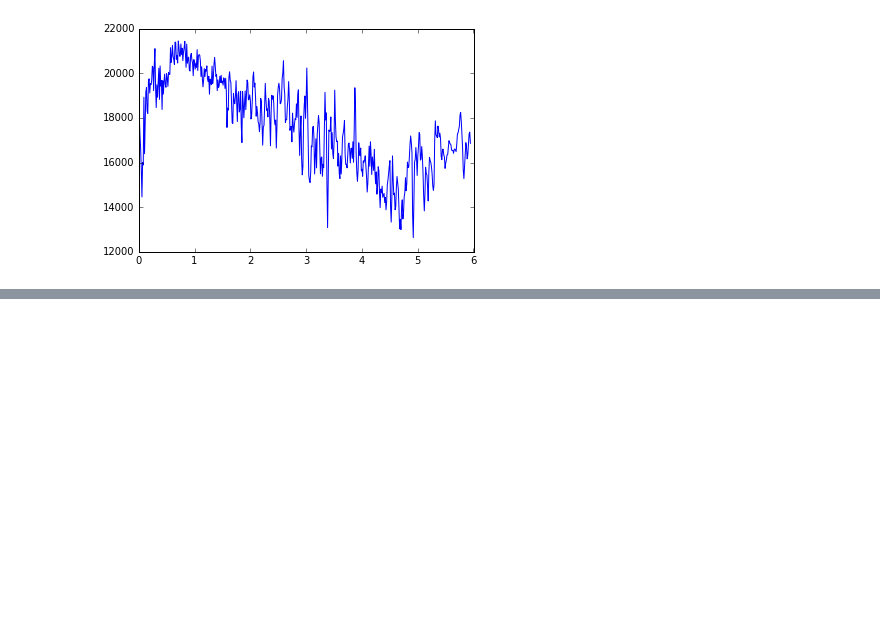
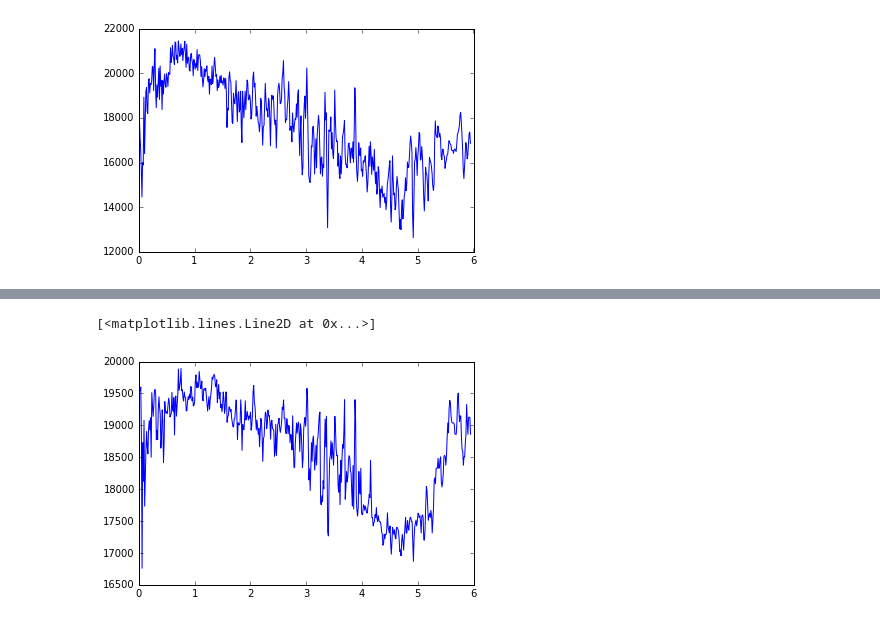
Before and after one commit to mohitreddy1996/Song-Genre-Classifier, a Jupyter notebook: classifier.ipynb, the cells around one changed output, grey strips where cells are left out. Drawn from its saved outputs; the diff is of its cells as text; code cells hidden in the pictures; blank space fills up the shorter version.

Commit message:
Spectral features added

```diff
--- a/classifier.ipynb
+++ b/classifier.ipynb
@@ -145,0 +157,40 @@ plt.plot(spec_ts, spec_centroid)
+# %%
+""" Sprectral rolloff :
+    Nth percentile of the power spectral distribution,
+    where N is 85% or 95%. The rolloff point is the frequency below which
+    the N% of the magnitude distribution is concentrated.
+    Used to distinguish voice speech from unvoiced.
+    Unvoiced has a high proportion of energy contained in the high-frequency range of the spectrum.
+    - fraction of bins in the power spectrum at which 85%(N%) of the power is at lower frequencies.
+"""
+def spectral_rolloff(wavedata, window_size, sample_rate, k=0.85):
+    # convert into frequency domain using short term fourier transform.
+    magnitude_spectrum = stft.spectrogram(wavedata, window_size)
+    time_bins, freq_bins = np.shape(magnitude_spectrum)
+    power_spectrum = np.abs(magnitude_spectrum)**2
+
+    # create timestamps
+    timestamps = (np.arange(0, time_bins - 1)*(time_bins/float(sample_rate)))
+
+    spec_rolloff = []
+
+    spectral_sum = np.sum(power_spectrum, axis=1)
+
+    for t in range(time_bins - 1):
+        # find frequency-bin indices where cummulative sum of all bins is higher than k-percent of the sum of all bins.
+        # minimum index = rolloff.
+        spec_rolloff_temp = np.where(np.cumsum(power_spectrum[t, :]) >= k*spectral_sum[t])[0][0]
+        spec_rolloff.append(spec_rolloff_temp)
+
+    spec_rolloff = np.asarray(spec_rolloff).astype(float)
+
+    spec_rolloff = (spec_rolloff/freq_bins)*(sample_rate/2.0)
+
+    return spec_rolloff, np.asarray(timestamps)
+# %%
+spec_rolloff, spec_ts = spectral_rolloff(audio_file["rock"]["wavedata"], 1024, audio_file["rock"]["samplerate"])
+# %%
+plt.plot(spec_ts, spec_rolloff)
+# %% [output]
+[<matplotlib.lines.Line2D at 0x...>]
+[figure, added]
```
Also changed, not shown: parts of 5 cells of this notebook.
